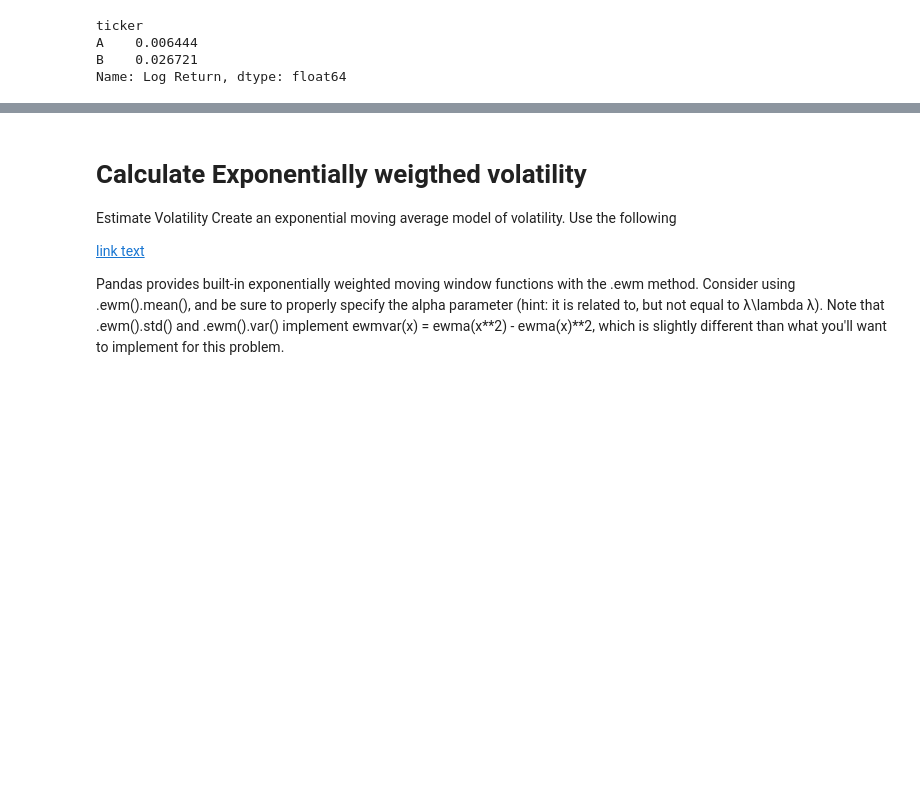
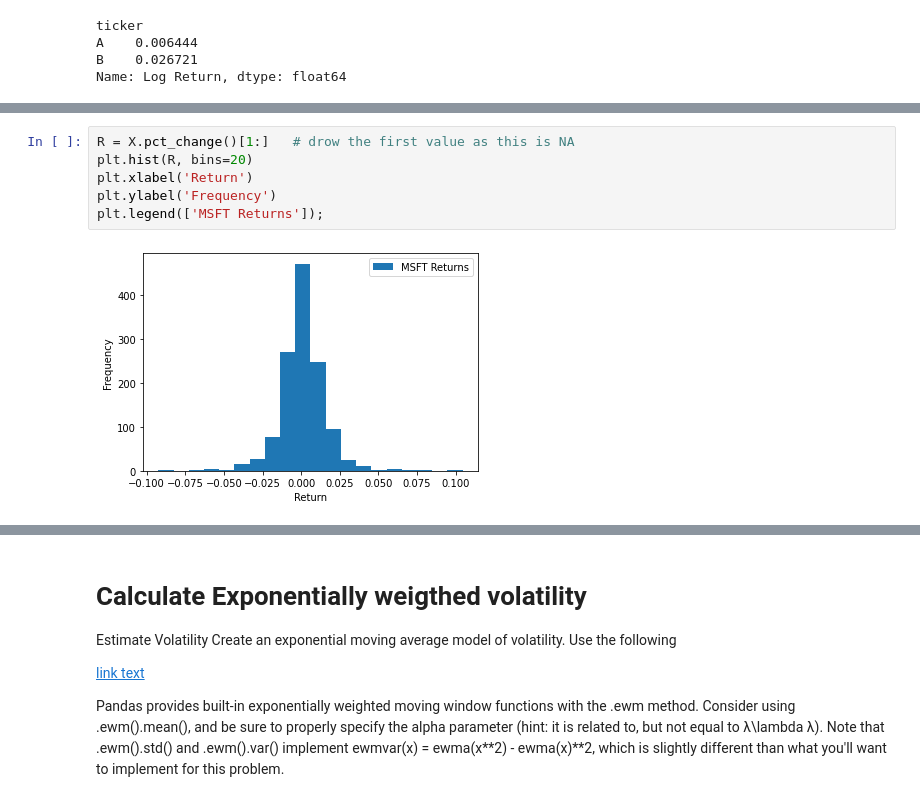
Before and after one commit to PeterSlakhorst/colab_jupyter, a Jupyter notebook: returns.ipynb, the cells around one changed output, grey strips where cells are left out. Cells and saved outputs as stored; diff of their text form; blank space fills up the shorter version.

```diff
--- a/returns.ipynb
+++ b/returns.ipynb
@@ -85,0 +106,8 @@ Name: Log Return, dtype: float64
+# %%
+R = X.pct_change()[1:]   # drow the first value as this is NA
+plt.hist(R, bins=20)
+plt.xlabel('Return')
+plt.ylabel('Frequency')
+plt.legend(['MSFT Returns']);
+# %% [output]
+[figure, added]
```
Also changed, not shown: parts of 7 cells of this notebook.
